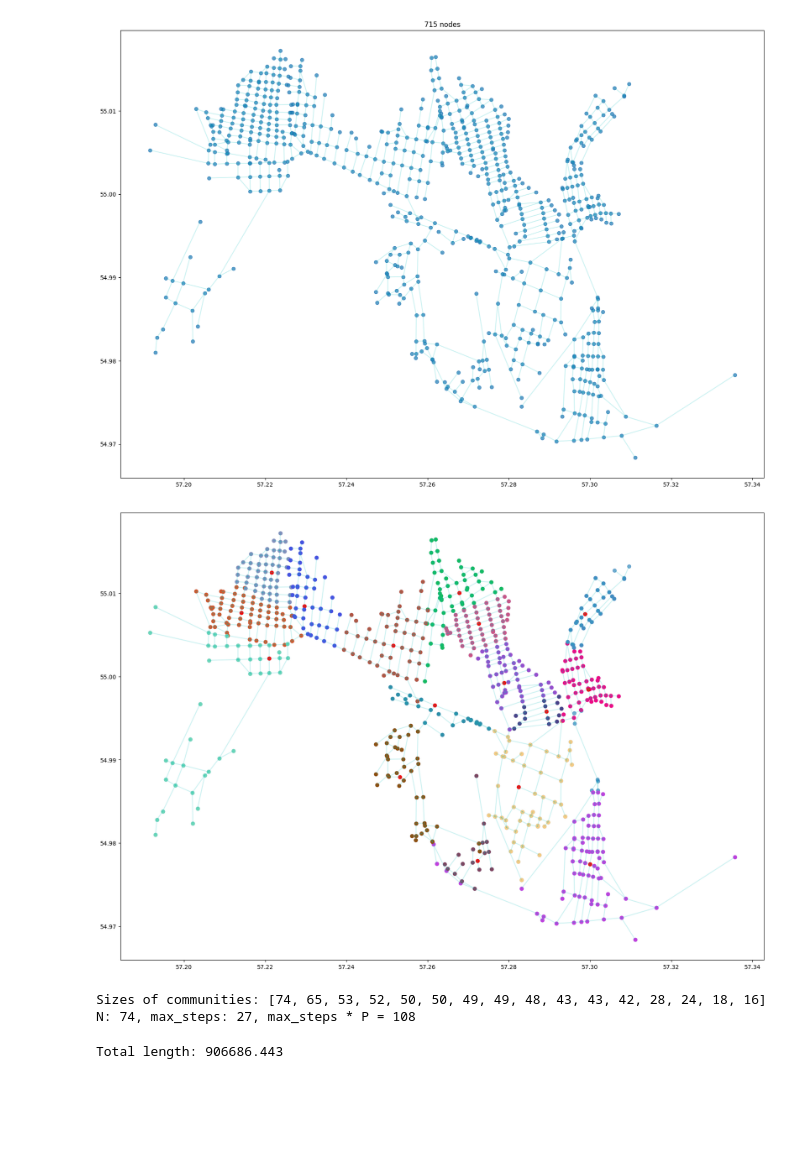
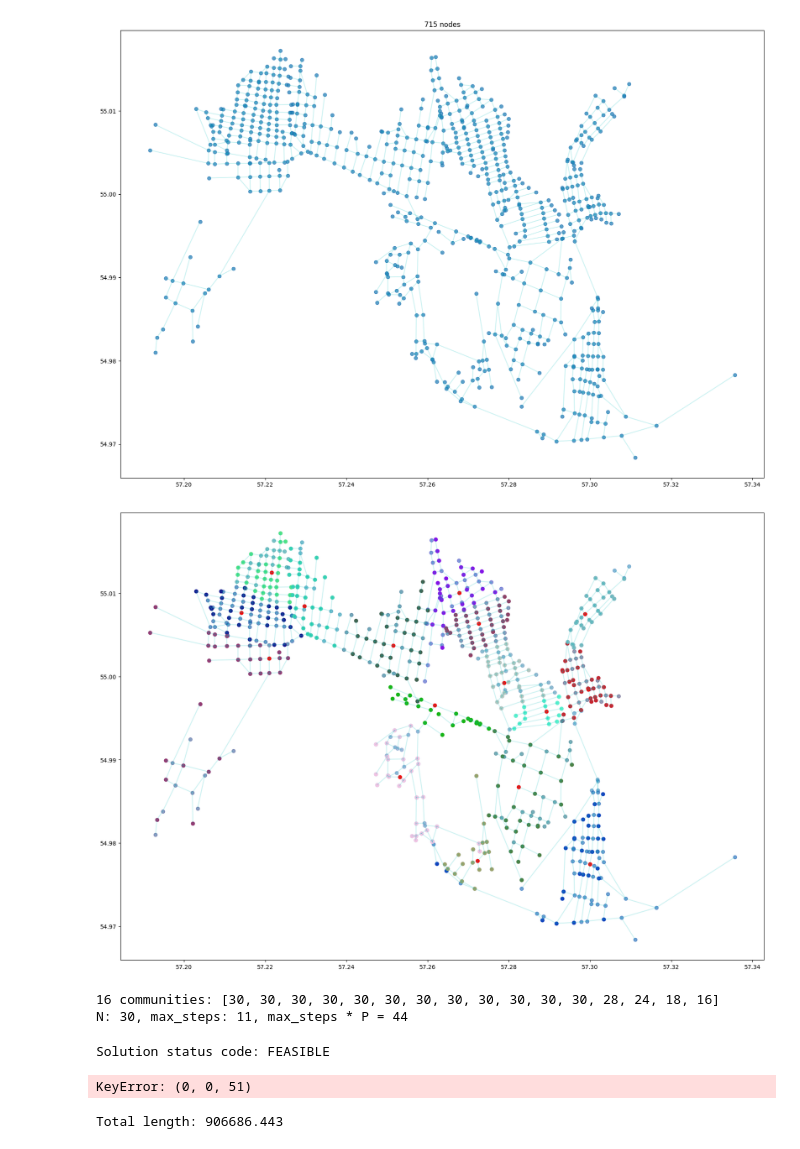
Before and after one commit to MarioAuditore/graph_clustering, a Jupyter notebook: cvrp_leiden.ipynb, the cells around one changed output. Saved outputs shown, nothing was run; the diff lists cells and outputs as text; code cells hidden in the pictures; blank space fills up the shorter version.

Commit message:
CVRP subsampling for quicker computation

```diff
--- a/cvrp_leiden.ipynb
+++ b/cvrp_leiden.ipynb
@@ -50,48 +50,77 @@ plt.title(f'{len(G.nodes)} nodes')
 Text(0.5, 1.0, '715 nodes')
 [figure]
 # %%
+from random import sample
 import leidenalg as la
 
 communities = clustering.leiden(G, partition_type=la.CPMVertexPartition, resolution_parameter = 0.3, weights='length', seed=0)
 communities = [c for c in communities if len(c) >= 10]
 
 # Set the hubs
 hubs = []
 
 for cluster in communities:
     G_cluster = G.subgraph(cluster)
     hubs.append(nx.barycenter(G_cluster, weight='length')[0])
 
 
+sample_size = 30
+subcommunities = []
+for i, c in enumerate(communities):
+    if len(c) > sample_size:
+        c = sample(list(c), sample_size)
+        if hubs[i] not in c:
+            c[0] = hubs[i]
+    subcommunities.append(c)
+
+
 plt.figure(figsize=(20, 14))
 
-plot_simplex(pos, K, alpha=0.6)
-for j, cluster in enumerate(communities):
+plot_simplex(pos, K, alpha=0.5)
+for j, cluster in tqdm(enumerate(communities)):
     color = '#%06X' % randint(0, 0xFFFFFF)
     for v in cluster:
         point = pos[v]
         if v in hubs:
             plt.scatter(point[0], point[1], c='red')
         else:
-            plt.scatter(point[0], point[1], c=color)
+            if v in subcommunities[j]:
+                plt.scatter(point[0], point[1], c=color)
+            else:
+                plt.scatter(point[0], point[1], c=color, alpha=0.2)
+
+    # if len(subcommunities[j]) < len(cluster):
+    #     for v in subcommunities[j]:
+    #         point = pos[v]
+    #         plt.scatter(point[0], point[1], c='yellow')
 # %% [output]
-[figure, old version]
+[figure, new version]
 # %%
 # Max number of delivery points
-N = max([len(c) for c in communities])
+N = max([len(c) for c in subcommunities])
 # Number of vehicles
 P = 4
 # max delivery steps
 max_steps = int(N / P * 1.5)
 
-print(f'Sizes of communities: {[len(c) for c in communities]}')
+print(f'{len(subcommunities)} communities: {[len(c) for c in subcommunities]}')
 print(f'N: {N}, max_steps: {max_steps}, max_steps * P = {max_steps * P}')
 # %% [output]
-Sizes of communities: [74, 65, 53, 52, 50, 50, 49, 49, 48, 43, 43, 42, 28, 24, 18, 16]
-N: 74, max_steps: 27, max_steps * P = 108
+16 communities: [30, 30, 30, 30, 30, 30, 30, 30, 30, 30, 30, 30, 28, 24, 18, 16]
+N: 30, max_steps: 11, max_steps * P = 44
 # %%
 time_limit = 10
-
 cvrp_task = TestCVRP(G, max_steps=max_steps, n_vehicles=P, time_limit=time_limit, weight='length')
 
-res = cvrp_task.run_tests(communities, hubs, n_runs=3)
+cvrp_task.generate_demand()
+total, results = cvrp_task.test_cluster(communities, hubs, subset_size=30)
+
+paths = []
+for c in results:
+    paths += c
+
+plt.figure(figsize=(20, 14))
+cvrp_task.plot_routes(paths, total, pos=pos, show=True)
+# %% [output]
+Solution status code: FEASIBLE
+KeyError: (0, 0, 51)
```
Also changed, not shown: parts of 2 cells of this notebook, 3 other files.
